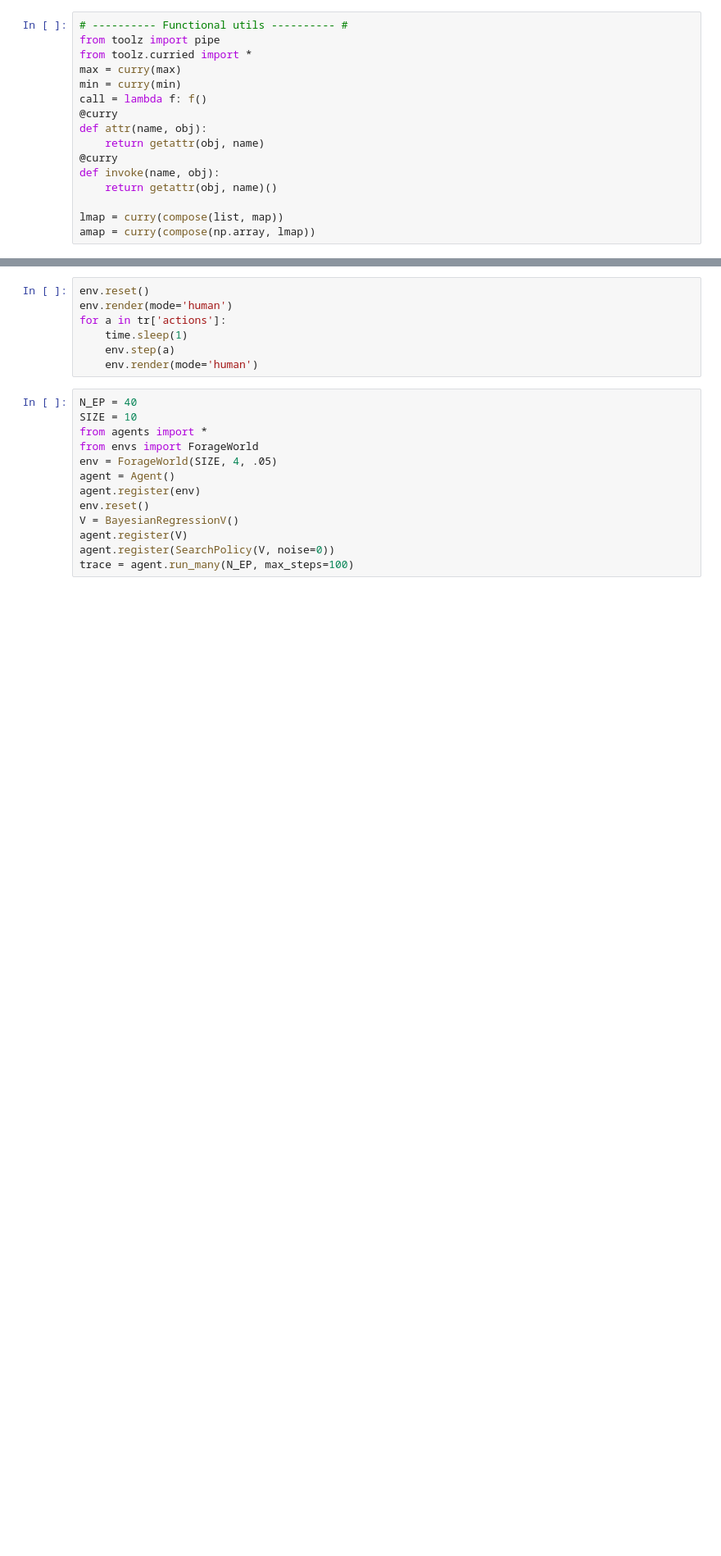
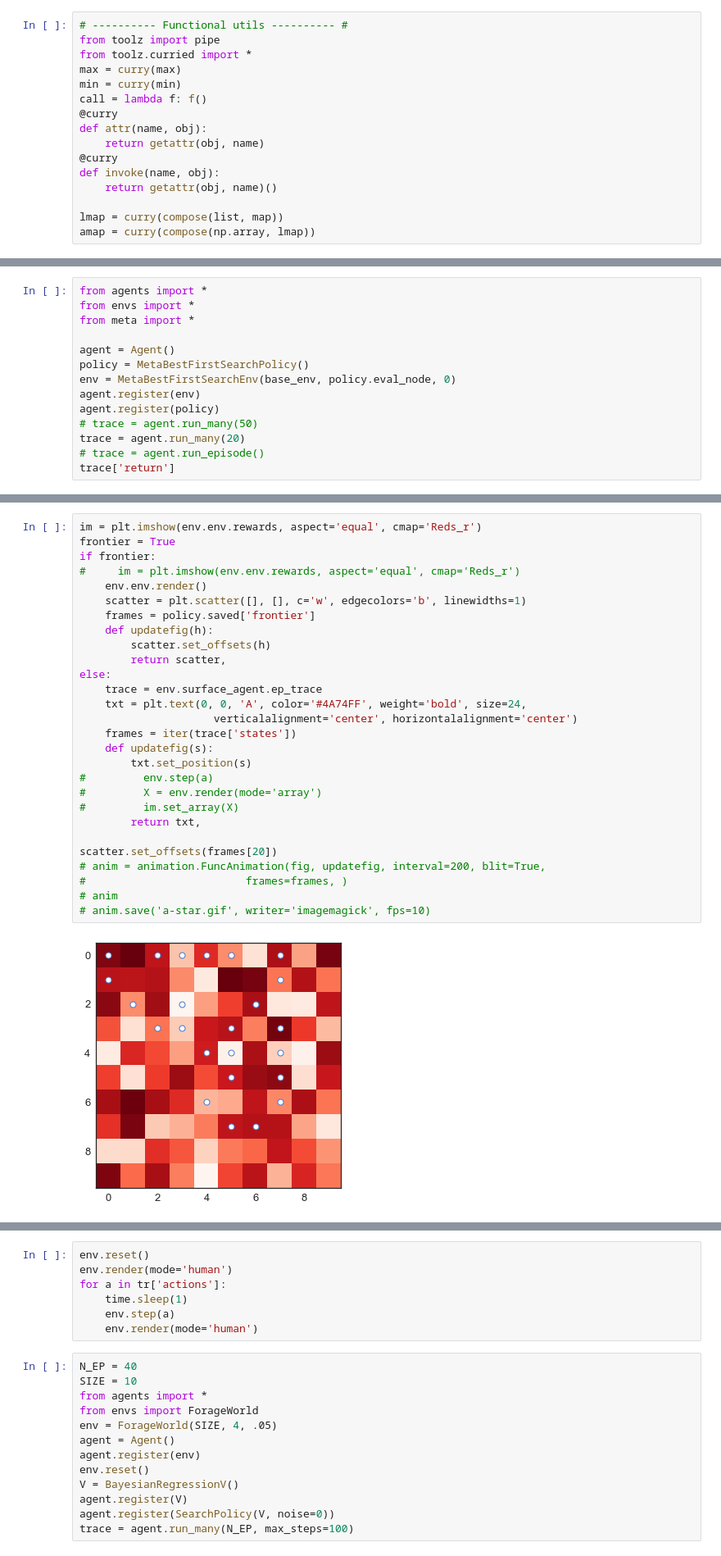
Before and after one commit to fredcallaway/gymrats, a Jupyter notebook: scratch.ipynb, the cells around one changed output, grey strips where cells are left out. Shown: that part at 82% size. Drawn from its saved outputs; the diff is of its cells as text; blank space fills up the shorter version.

```diff
--- a/scratch.ipynb
+++ b/scratch.ipynb
@@ -118,0 +239,14 @@ anim
+# %%
+from agents import *
+from envs import *
+from meta import *
+
+agent = Agent()
+policy = MetaBestFirstSearchPolicy()
+env = MetaBestFirstSearchEnv(base_env, policy.eval_node, 0)
+agent.register(env)
+agent.register(policy)
+# trace = agent.run_many(50)
+trace = agent.run_many(20)
+# trace = agent.run_episode()
+trace['return']
@@ -118,0 +298,30 @@ anim
+# %%
+im = plt.imshow(env.env.rewards, aspect='equal', cmap='Reds_r')
+frontier = True
+if frontier:
+#     im = plt.imshow(env.env.rewards, aspect='equal', cmap='Reds_r')
+    env.env.render()
+    scatter = plt.scatter([], [], c='w', edgecolors='b', linewidths=1)
+    frames = policy.saved['frontier']
+    def updatefig(h):
+        scatter.set_offsets(h)
+        return scatter,
+else:
+    trace = env.surface_agent.ep_trace
+    txt = plt.text(0, 0, 'A', color='#4A74FF', weight='bold', size=24,
+                     verticalalignment='center', horizontalalignment='center')
+    frames = iter(trace['states'])
+    def updatefig(s):
+        txt.set_position(s)
+#         env.step(a)
+#         X = env.render(mode='array')
+#         im.set_array(X)
+        return txt,
+
+scatter.set_offsets(frames[20])
+# anim = animation.FuncAnimation(fig, updatefig, interval=200, blit=True,
+#                         frames=frames, )
+# anim
+# anim.save('a-star.gif', writer='imagemagick', fps=10)
+# %% [output]
+[figure, added]
```
Also changed, not shown: parts of 18 cells of this notebook, 4 other files.
